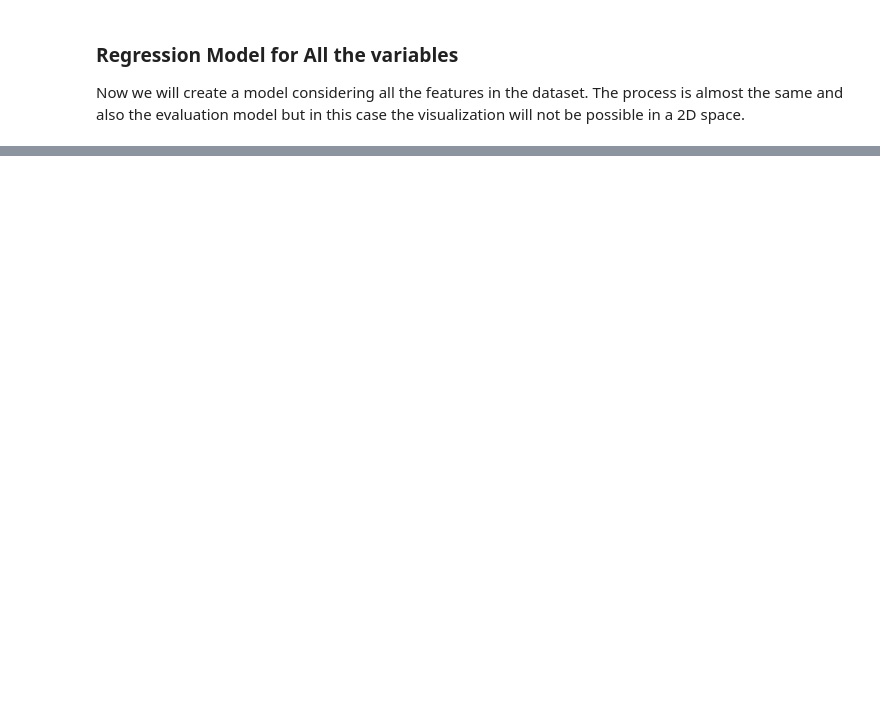
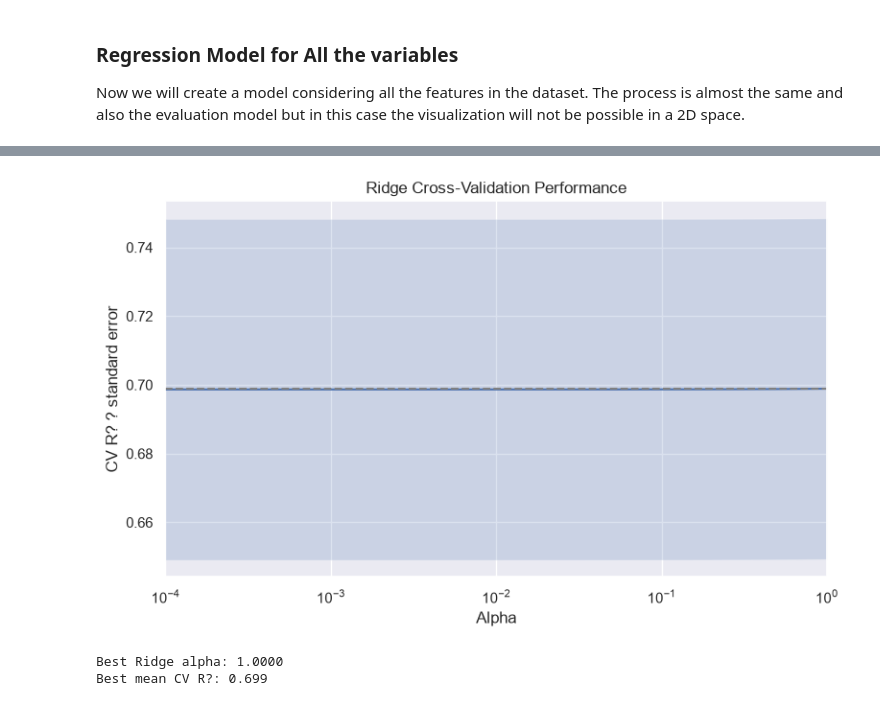
Before and after one commit to amitg0161/Sklearn_learning, a Jupyter notebook: boston_house_sklearn-checkpoint.ipynb, the cells around one changed output, grey strips where cells are left out. Drawn from its saved outputs; the diff is of its cells as text; code cells hidden in the pictures; blank space fills up the shorter version.

```diff
--- a/boston_house_sklearn-checkpoint.ipynb
+++ b/boston_house_sklearn-checkpoint.ipynb
@@ -385,17 +441,32 @@ for alpha in alpha_space:
 # %%
 def display_plot(cv_scores, cv_scores_std):
-    fig = plt.figure()
-    ax = fig.add_subplot(1,1,1)
-    ax.plot(alpha_space, cv_scores)
-
+    _, ax = plt.subplots(figsize=(8, 5))
+    cv_scores = np.asarray(cv_scores)
+    cv_scores_std = np.asarray(cv_scores_std)
     std_error = cv_scores_std / np.sqrt(10)
 
-    ax.fill_between(alpha_space, cv_scores + std_error, cv_scores - std_error, alpha=0.2)
-    ax.set_ylabel('CV Score +/- Std Error')
-    ax.set_xlabel('Alpha')
-    ax.axhline(np.max(cv_scores), linestyle='--', color='.5')
-    ax.set_xlim([alpha_space[0], alpha_space[-1]])
-    ax.set_xscale('log')
+    ax.plot(alpha_space, cv_scores)
+    ax.fill_between(
+        alpha_space,
+        cv_scores + std_error,
+        cv_scores - std_error,
+        alpha=0.2,
+    )
+    ax.set_ylabel("CV R? ? standard error")
+    ax.set_xlabel("Alpha")
+    ax.axhline(np.max(cv_scores), linestyle="--", color=".5")
+    ax.set_xlim(alpha_space[0], alpha_space[-1])
+    ax.set_xscale("log")
+    ax.set_title("Ridge Cross-Validation Performance")
+    plt.tight_layout()
     plt.show()
+# %%
+display_plot(ridge_scores, ridge_scores_std)
+print(f"Best Ridge alpha: {alpha_space[np.argmax(ridge_scores)]:.4f}")
+print(f"Best mean CV R?: {max(ridge_scores):.3f}")
+# %% [output]
+[figure, added]
+Best Ridge alpha: 1.0000
+Best mean CV R?: 0.699
 # %%
 display_plot(ridge_scores, ridge_scores_std)
```
Also changed, not shown: parts of 34 cells of this notebook, 17 other files.
